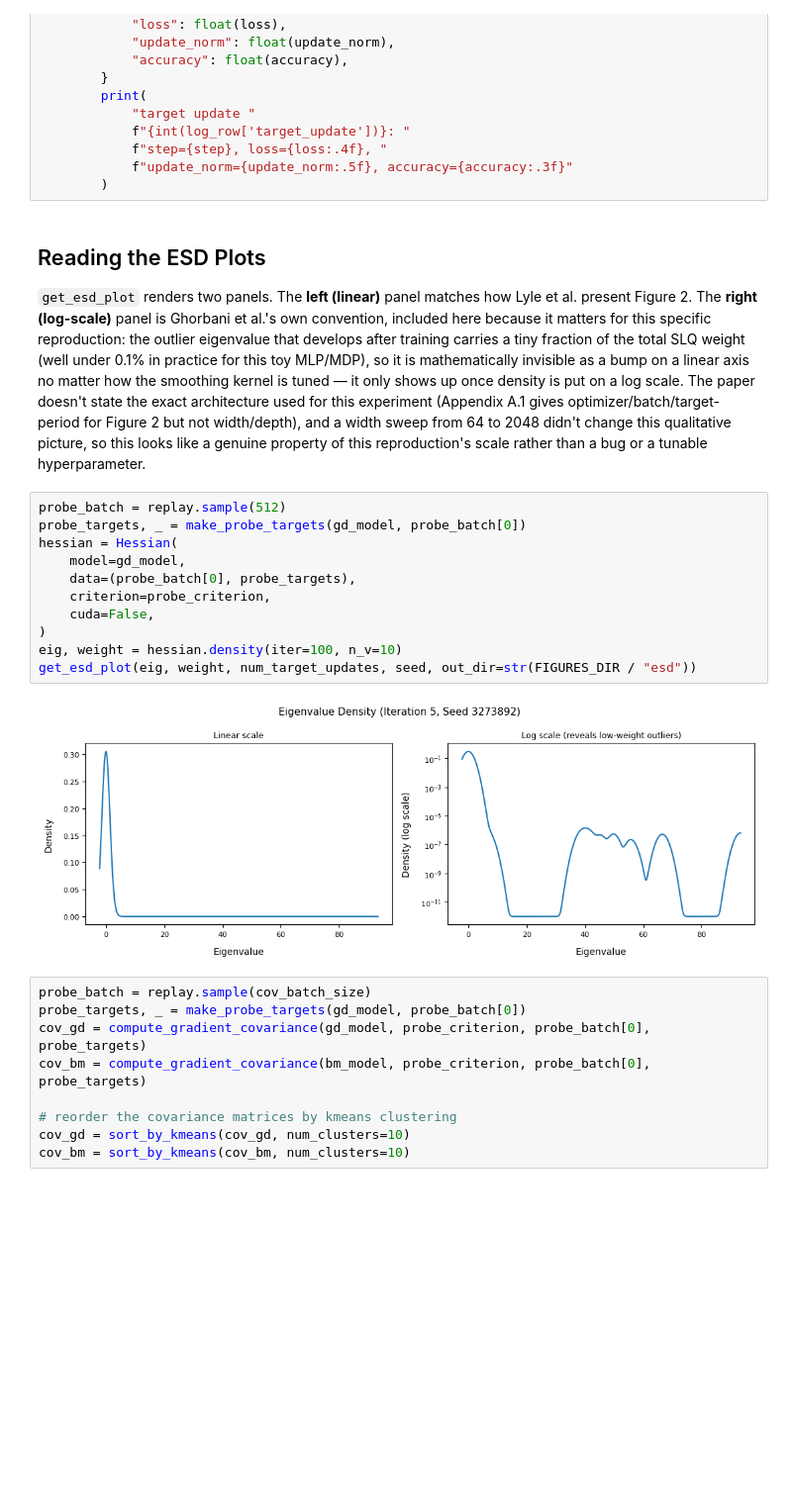
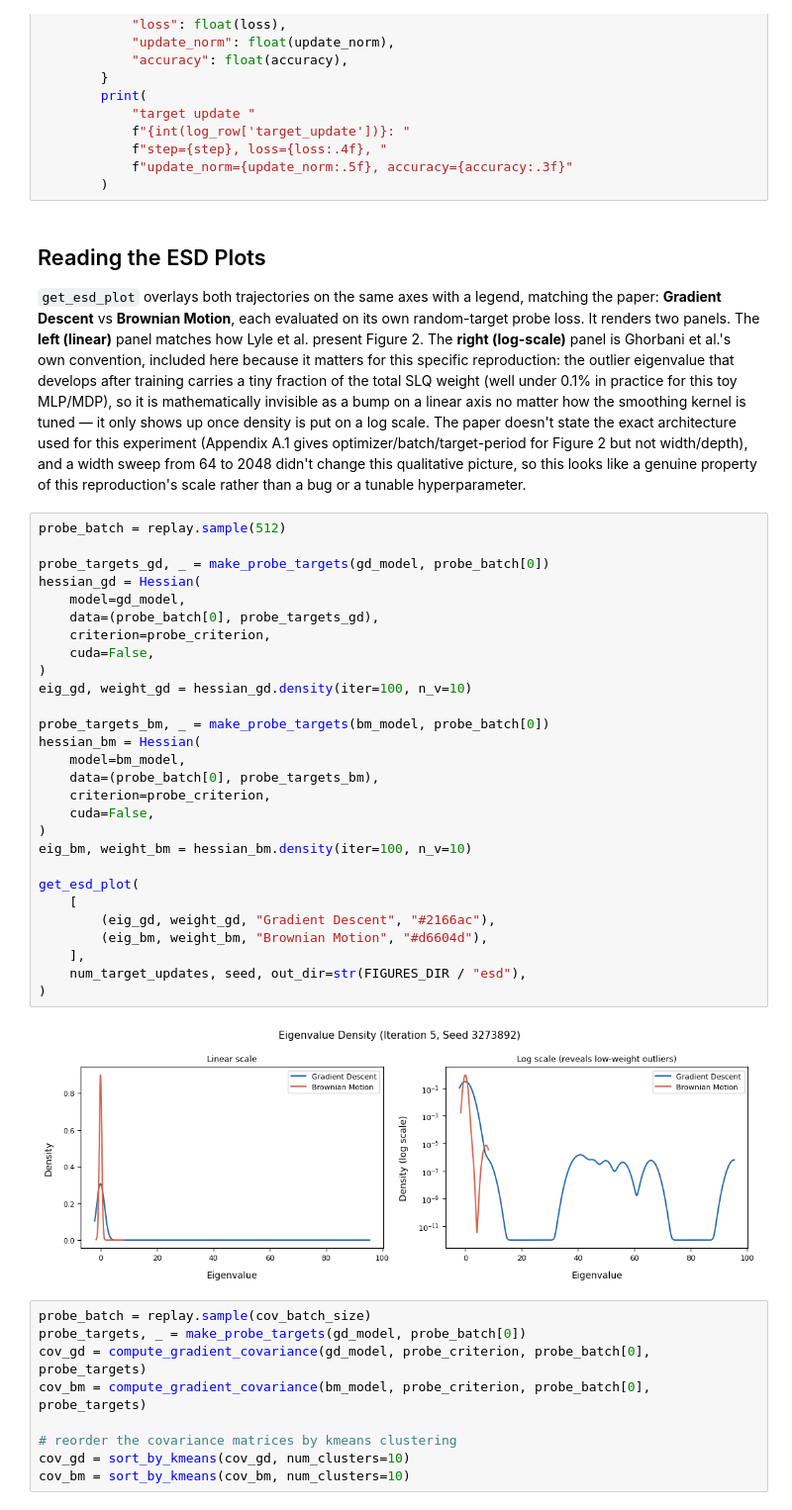
Before and after one commit to mahdigheidi/Masters-Study-Project, a Jupyter notebook: notebooks/figure2_brownian_motion_reproduction.ipynb, the cells around one changed output. Shown at 99% size. Drawn from its saved outputs; the diff is of its cells as text; blank space fills up the shorter version.

```diff
--- a/notebooks/figure2_brownian_motion_reproduction.ipynb
+++ b/notebooks/figure2_brownian_motion_reproduction.ipynb
@@ -295,20 +312,37 @@ for step in tqdm(range(1, train_steps + 1)):
 # %% [markdown]
 ## Reading the ESD Plots
 
-`get_esd_plot` renders two panels. The **left (linear)** panel matches how Lyle et al. present Figure 2. The **right (log-scale)** panel is Ghorbani et al.'s own convention, included here because it matters for this specific reproduction: the outlier eigenvalue that develops after training carries a tiny fraction of the total SLQ weight (well under 0.1% in practice for this toy MLP/MDP), so it is mathematically invisible as a bump on a linear axis no matter how the smoothing kernel is tuned — it only shows up once density is put on a log scale. The paper doesn't state the exact architecture used for this experiment (Appendix A.1 gives optimizer/batch/target-period for Figure 2 but not width/depth), and a width sweep from 64 to 2048 didn't change this qualitative picture, so this looks like a genuine property of this reproduction's scale rather than a bug or a tunable hyperparameter.
+`get_esd_plot` overlays both trajectories on the same axes with a legend, matching the paper: **Gradient Descent** vs **Brownian Motion**, each evaluated on its own random-target probe loss. It renders two panels. The **left (linear)** panel matches how Lyle et al. present Figure 2. The **right (log-scale)** panel is Ghorbani et al.'s own convention, included here because it matters for this specific reproduction: the outlier eigenvalue that develops after training carries a tiny fraction of the total SLQ weight (well under 0.1% in practice for this toy MLP/MDP), so it is mathematically invisible as a bump on a linear axis no matter how the smoothing kernel is tuned — it only shows up once density is put on a log scale. The paper doesn't state the exact architecture used for this experiment (Appendix A.1 gives optimizer/batch/target-period for Figure 2 but not width/depth), and a width sweep from 64 to 2048 didn't change this qualitative picture, so this looks like a genuine property of this reproduction's scale rather than a bug or a tunable hyperparameter.
 # %%
 probe_batch = replay.sample(512)
-probe_targets, _ = make_probe_targets(gd_model, probe_batch[0])
-hessian = Hessian(
+
+probe_targets_gd, _ = make_probe_targets(gd_model, probe_batch[0])
+hessian_gd = Hessian(
     model=gd_model,
-    data=(probe_batch[0], probe_targets),
+    data=(probe_batch[0], probe_targets_gd),
     criterion=probe_criterion,
     cuda=False,
 )
-eig, weight = hessian.density(iter=100, n_v=10)
-get_esd_plot(eig, weight, num_target_updates, seed, out_dir=str(FIGURES_DIR / "esd"))
+eig_gd, weight_gd = hessian_gd.density(iter=100, n_v=10)
+
+probe_targets_bm, _ = make_probe_targets(bm_model, probe_batch[0])
+hessian_bm = Hessian(
+    model=bm_model,
+    data=(probe_batch[0], probe_targets_bm),
+    criterion=probe_criterion,
+    cuda=False,
+)
+eig_bm, weight_bm = hessian_bm.density(iter=100, n_v=10)
+
+get_esd_plot(
+    [
+        (eig_gd, weight_gd, "Gradient Descent", "#2166ac"),
+        (eig_bm, weight_bm, "Brownian Motion", "#d6604d"),
+    ],
+    num_target_updates, seed, out_dir=str(FIGURES_DIR / "esd"),
+)
 # %% [output]
-[figure, old version]
+[figure, new version]
 # %%
 probe_batch = replay.sample(cov_batch_size)
 probe_targets, _ = make_probe_targets(gd_model, probe_batch[0])
```
Also changed, not shown: parts of 3 cells of this notebook, 1 other file.
